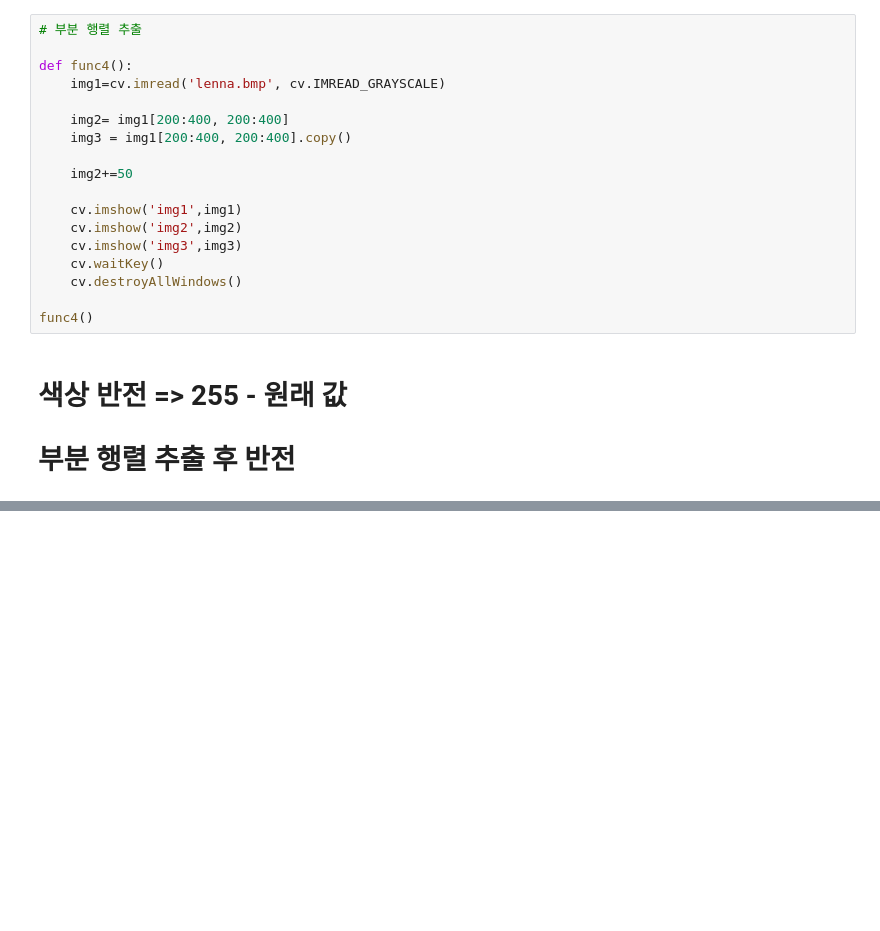
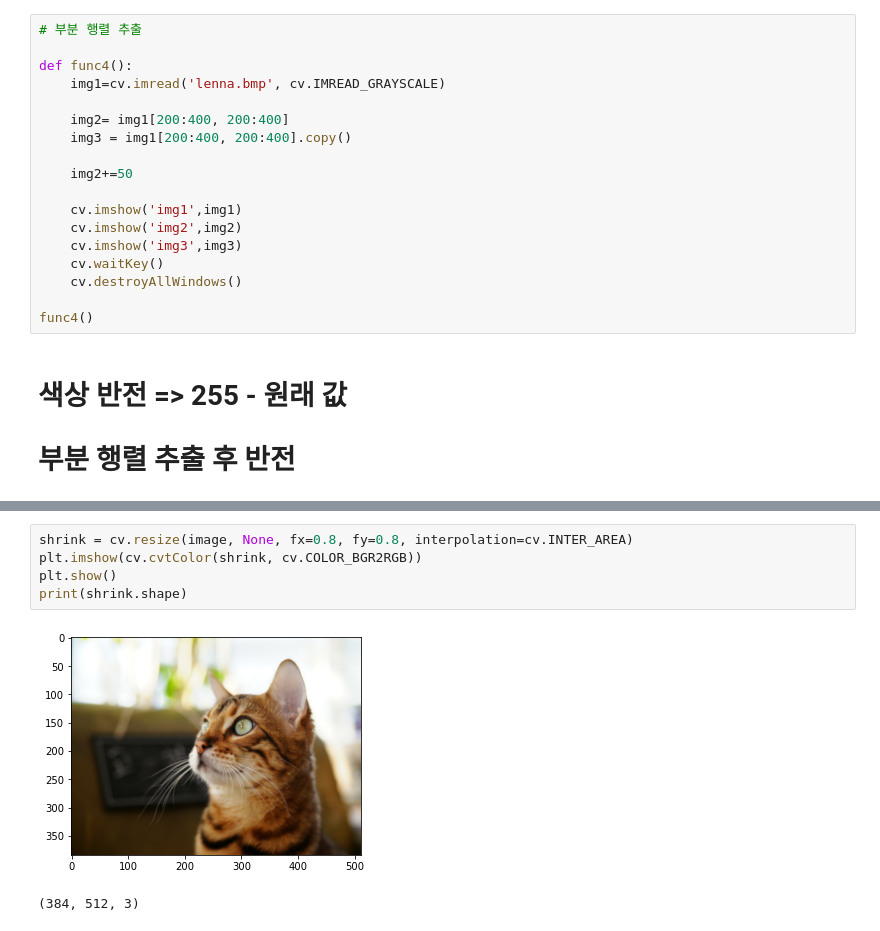
Before and after one commit to 9taetae9/OpenCV, a Jupyter notebook: Midterm_practice.ipynb, the cells around one changed output, grey strips where cells are left out. Cells and saved outputs as stored; diff of their text form; blank space fills up the shorter version.

```diff
--- a/Midterm_practice.ipynb
+++ b/Midterm_practice.ipynb
@@ -775,0 +880,8 @@ def func6():
+# %%
+shrink = cv.resize(image, None, fx=0.8, fy=0.8, interpolation=cv.INTER_AREA)
+plt.imshow(cv.cvtColor(shrink, cv.COLOR_BGR2RGB))
+plt.show()
+print(shrink.shape)
+# %% [output]
+[figure, added]
+(384, 512, 3)
```
Also changed, not shown: parts of 25 cells of this notebook.
